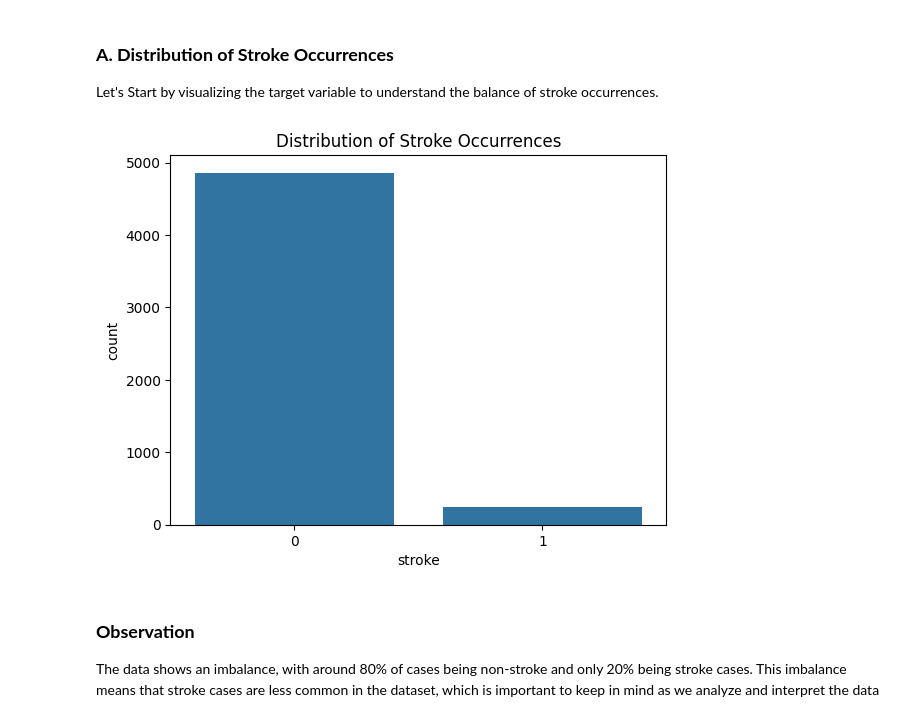
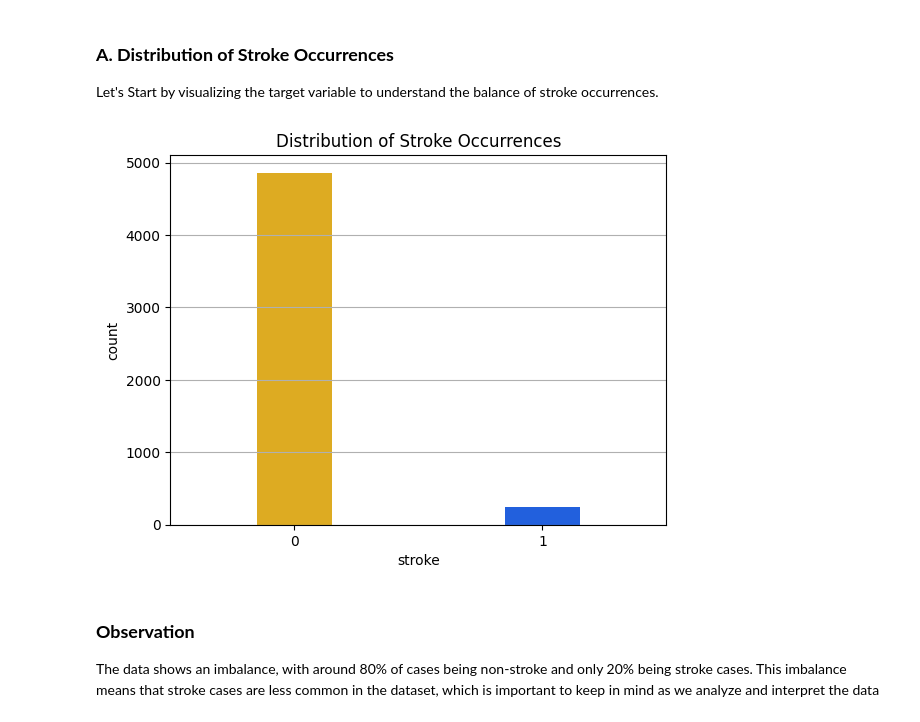
Before and after one commit to Kuldeep7k/Healthcare_Analysis_for_Stroke_Prediction, a Jupyter notebook: Healthcare Stroke Project.ipynb, the cells around one changed output. Cells and saved outputs as stored; diff of their text form; code cells hidden in the pictures.

```diff
--- a/Healthcare Stroke Project.ipynb
+++ b/Healthcare Stroke Project.ipynb
@@ -283,11 +283,12 @@ Utilizing data visualization techniques, this study aims to communicate findings
 Let's Start by visualizing the target variable to understand the balance of stroke occurrences.
 # %%
 # Plotting countplot to understand the balance of stroke occurrences.
-sns.countplot(data=df, x='stroke')
+sns.countplot(data=df, x='stroke', width=0.3, palette=['#fcba03', '#0356fc'])
 plt.title('Distribution of Stroke Occurrences')
+plt.grid(axis='y')
 plt.show()
 # %% [output]
-[figure, old version]
+[figure, new version]
 # %% [markdown]
 ### **Observation**
 
```
Also changed, not shown: parts of 5 cells of this notebook.
